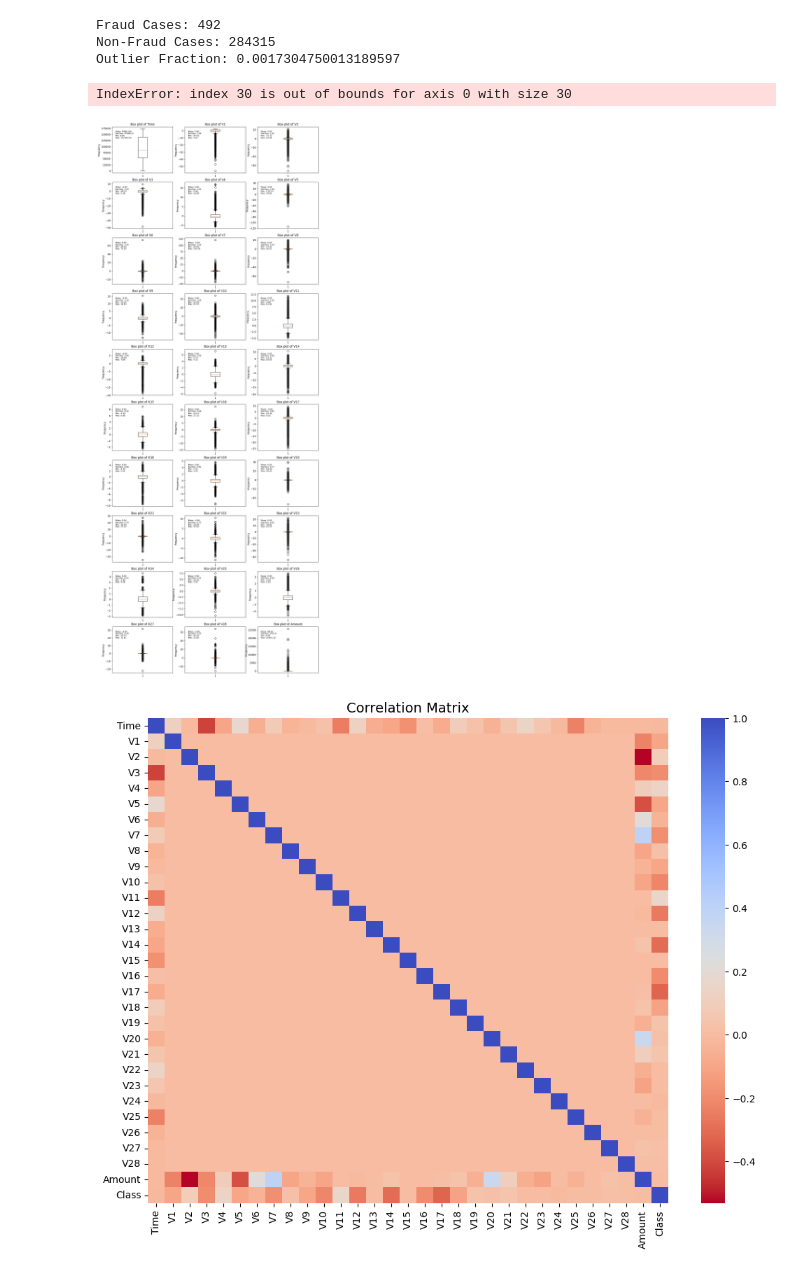
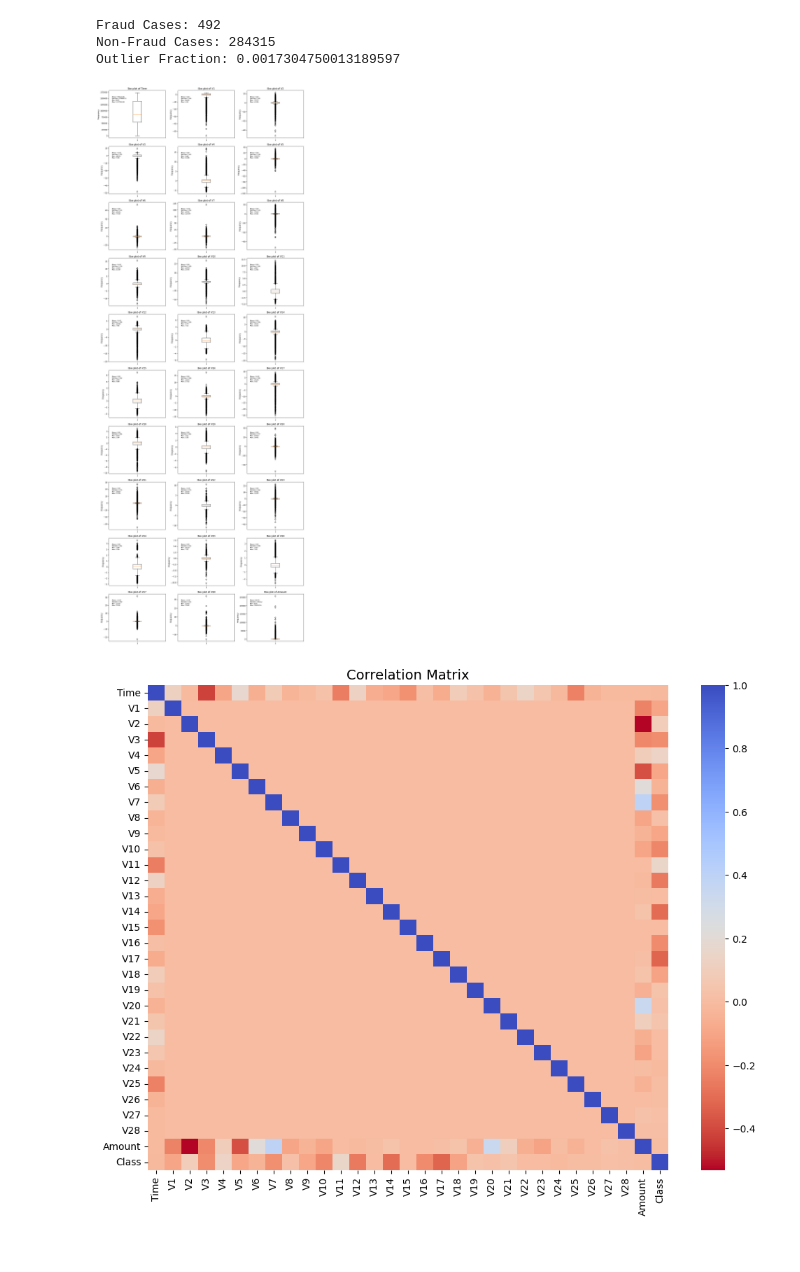
Before and after one commit to scohail/Fraude_Detection, a Jupyter notebook: DT.ipynb, the cells around one changed output. Cells and saved outputs as stored; diff of their text form; code cells hidden in the pictures.

```diff
--- a/DT.ipynb
+++ b/DT.ipynb
@@ -6,5 +6,10 @@ import numpy as np
 
 # Load the data
 
-data = pd.read_csv('new_data_with_type_changes.csv')
+data = pd.read_csv('creditcard.csv')
 data.head()
+
+
+# change the column class to boolean
+
+data['Class'] = data['Class'].astype(bool)
@@ -122,23 +79,22 @@ Outlier Fraction: 0.0017304750013189597
 # %%
 num_rows = (len(data.columns) // 3)
 num_cols = 3
 fig, axes = plt.subplots(num_rows, num_cols, figsize=(15, num_rows*4))
 axes = axes.flatten()
 summary_stats = data.describe()
 
-for i, col in enumerate(data.columns):
+for i, col in enumerate(data.columns[ : -1]):
     axes[i].boxplot(data[col].dropna())
     axes[i].set_title('Box plot of ' + col)
 
     axes[i].set_ylabel('Frequency')
     stats_text = f"Mean: {summary_stats.loc['mean', col]:.2f}\nStd Dev: {summary_stats.loc['std', col]:.2f}\nMin: {summary_stats.loc['min', col]:.2f}\nMax: {summary_stats.loc['max', col]:.2f}"
     axes[i].annotate(stats_text, xy=(0.05, 0.75), xycoords='axes fraction', fontsize=8, color='black')
 
 plt.tight_layout()
 plt.show()
 # %% [output]
-IndexError: index 30 is out of bounds for axis 0 with size 30
-[figure, old version]
+[figure, new version]
 # %%
 
 
```
Also changed, not shown: parts of 11 cells of this notebook.
